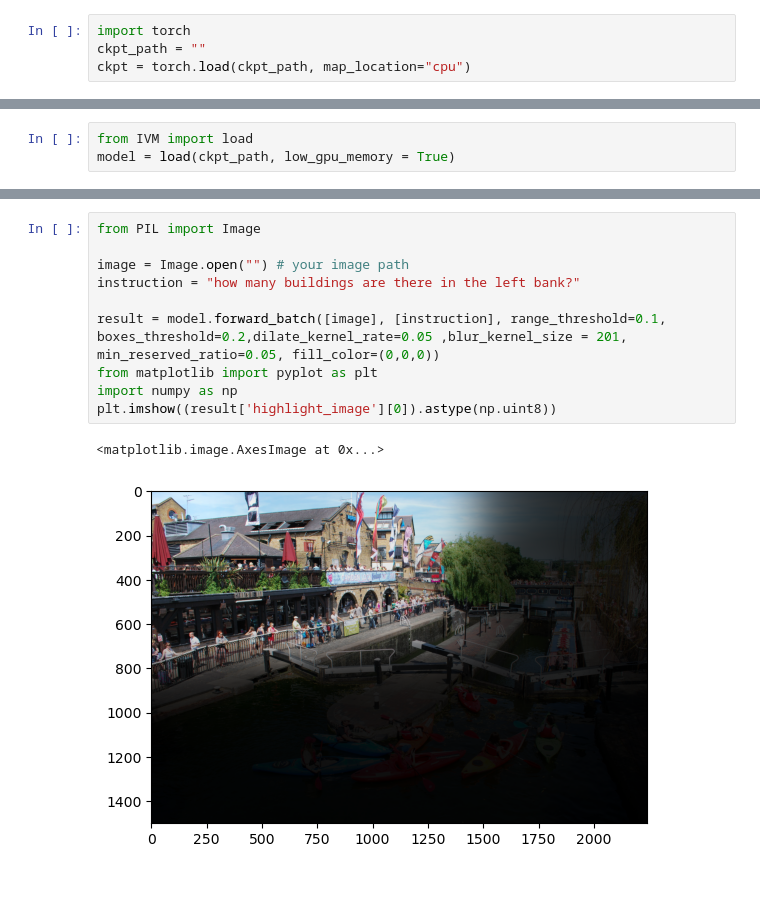
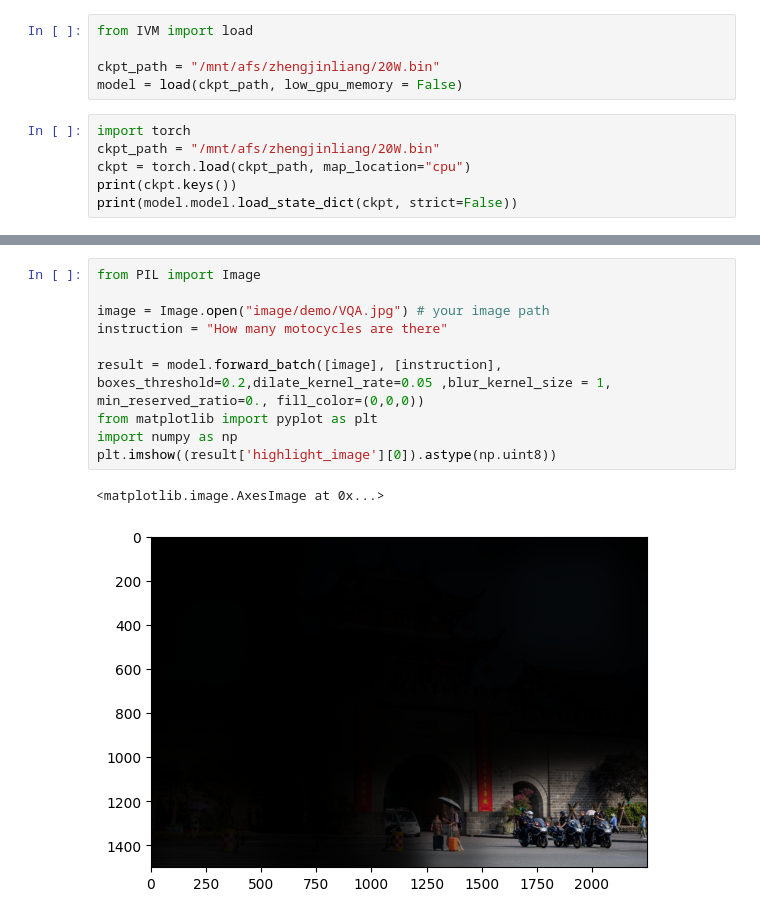
Before and after one commit to 2toinf/IVM, a Jupyter notebook: demo.ipynb, the cells around one changed output, grey strips where cells are left out. Saved outputs shown, nothing was run; the diff lists cells and outputs as text; blank space fills up the shorter version.

Commit message:
update model / dataset / news

```diff
--- a/demo.ipynb
+++ b/demo.ipynb
@@ -1,4 +1,11 @@
+# %%
+from IVM import load
+
+ckpt_path = "/mnt/afs/zhengjinliang/20W.bin"
+model = load(ckpt_path, low_gpu_memory = False)
 # %%
 import torch
-ckpt_path = ""
+ckpt_path = "/mnt/afs/zhengjinliang/20W.bin"
 ckpt = torch.load(ckpt_path, map_location="cpu")
+print(ckpt.keys())
+print(model.model.load_state_dict(ckpt, strict=False))
@@ -5,3 +14,0 @@ ckpt = torch.load(ckpt_path, map_location="cpu")
-# %%
-from IVM import load
-model = load(ckpt_path, low_gpu_memory = True)
@@ -8,13 +54,13 @@ model = load(ckpt_path, low_gpu_memory = True)
 # %%
 from PIL import Image
 
-image = Image.open("") # your image path
-instruction = "how many buildings are there in the left bank?"
+image = Image.open("image/demo/VQA.jpg") # your image path
+instruction = "How many motocycles are there"
 
-result = model.forward_batch([image], [instruction], range_threshold=0.1, boxes_threshold=0.2,dilate_kernel_rate=0.05 ,blur_kernel_size = 201,  min_reserved_ratio=0.05, fill_color=(0,0,0))
+result = model.forward_batch([image], [instruction], boxes_threshold=0.2,dilate_kernel_rate=0.05 ,blur_kernel_size = 1,  min_reserved_ratio=0., fill_color=(0,0,0))
 from matplotlib import pyplot as plt
 import numpy as np
 plt.imshow((result['highlight_image'][0]).astype(np.uint8))
 # %% [output]
 <matplotlib.image.AxesImage at 0x...>
-[figure, old version]
+[figure, new version]
```
Also changed, not shown: parts of 9 cells of this notebook, 16 other files.
